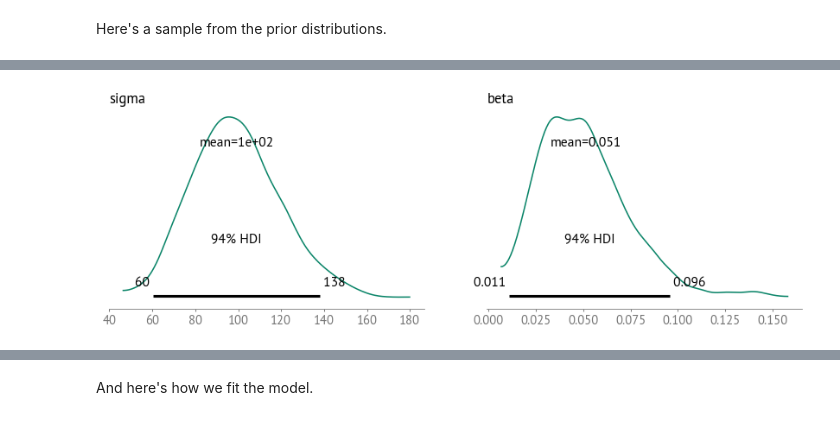
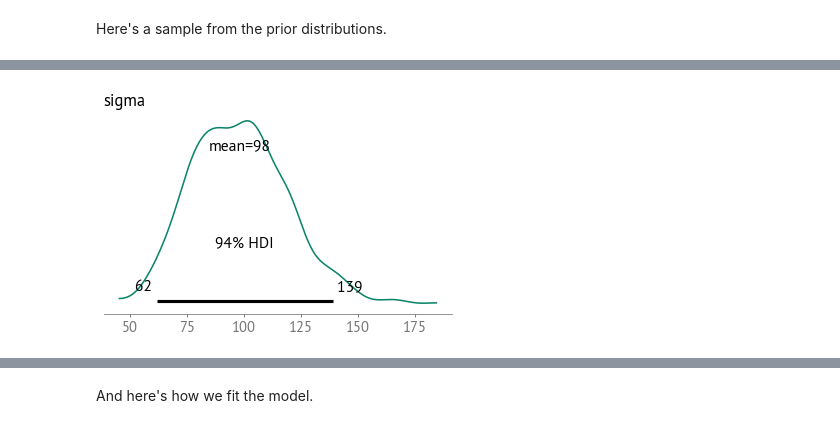
Before and after one commit to AllenDowney/SelectionSAT, a Jupyter notebook: selection_bias.ipynb, the cells around one changed output, grey strips where cells are left out. Drawn from its saved outputs; the diff is of its cells as text; code cells hidden in the pictures.

```diff
--- a/selection_bias.ipynb
+++ b/selection_bias.ipynb
@@ -344,2 +350,4 @@ sigma_params
+# %%
+sigma_noise = 0.05
 # %% [markdown]
 Now here's the model.
@@ -401,4 +409,4 @@ Sampling: [beta, log_noise_raw, mu, obs_bins, sigma]
 # %%
-az.plot_posterior(prior, group='prior', var_names=['sigma', 'beta']);
+az.plot_posterior(prior, group='prior', var_names=['sigma']);
 # %% [output]
-[figure, old version]
+[figure, new version]
```
Also changed, not shown: parts of 39 cells of this notebook, 1 other file.
